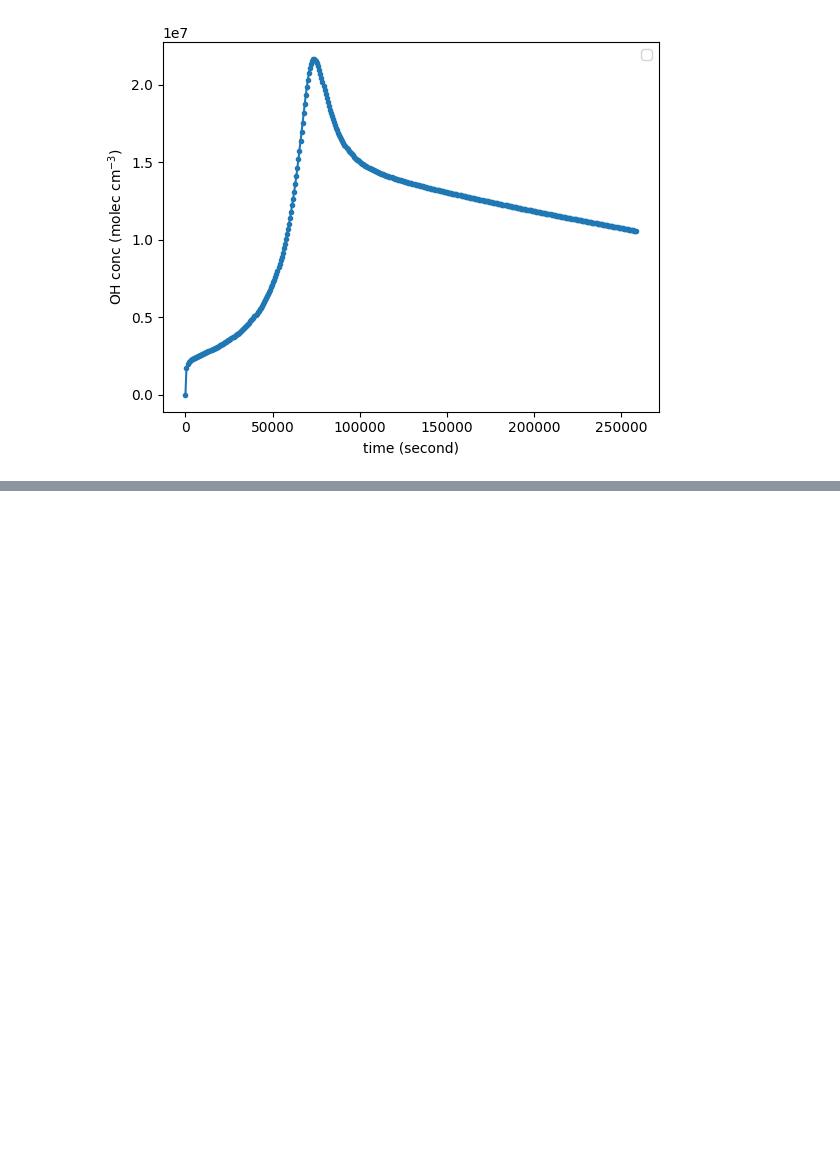
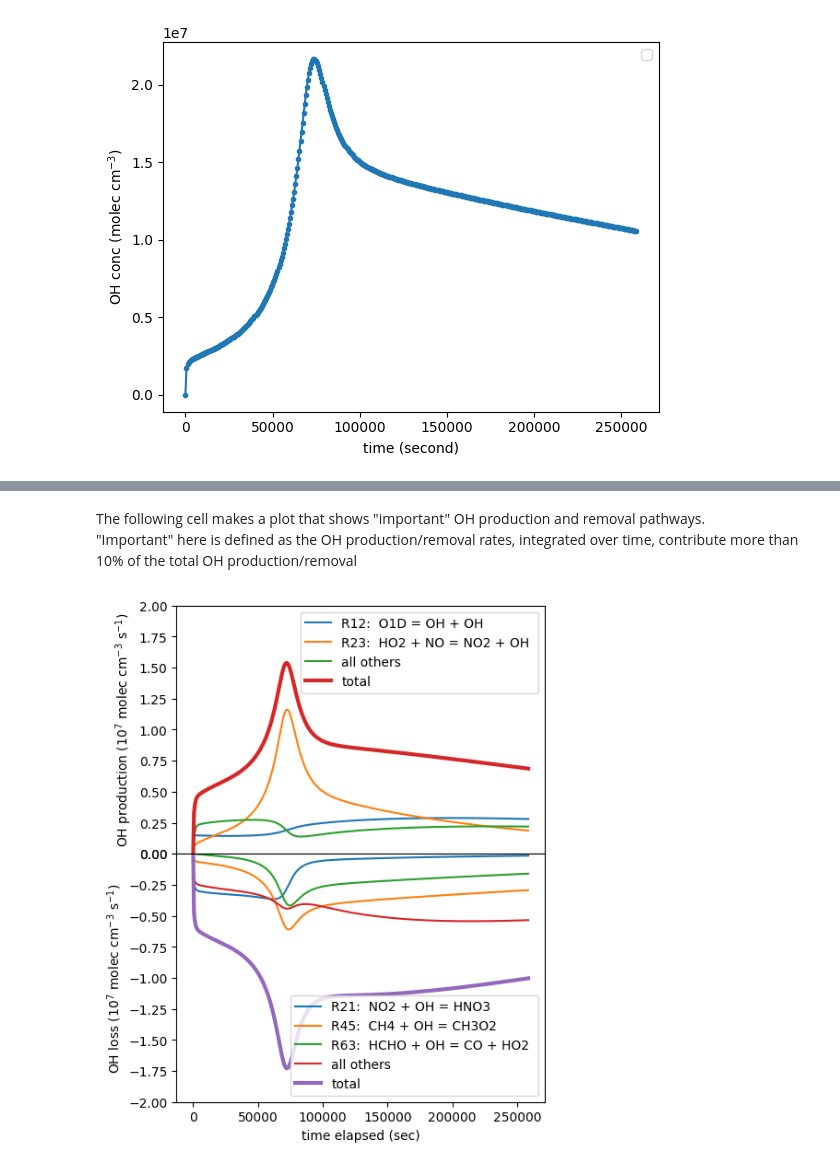
Before and after one commit to drpeppurr/yamcha, a Jupyter notebook: tutorial/YAMCHA_tutorial_ch2.ipynb, the cells around one changed output, grey strips where cells are left out. Cells and saved outputs as stored; diff of their text form; code cells hidden in the pictures; blank space fills up the shorter version.

```diff
--- a/tutorial/YAMCHA_tutorial_ch2.ipynb
+++ b/tutorial/YAMCHA_tutorial_ch2.ipynb
@@ -737,0 +763,59 @@ plt.legend()
+# %% [markdown]
+The following cell makes a plot that shows "important" OH production and removal pathways.<br>
+"Important" here is defined as the OH production/removal rates, integrated over time, contribute more than 10% of the total OH production/removal<br>
+# %%
+# --- get the lists of all the OH production/loss
+OH_prod_list = ['R12','R17','R23','R26','R37','R41','R42','R59','R60']
+OH_loss_list = ['R13','R14','R15','R16','R18','R20','R21','R22','R25','R27','R28','R30','R45','R56','R58','R59','R63','R67',]
+
+# --- calculate the toal OH production rate
+total_OH_prod = np.zeros(len(tout_s))
+for r in OH_prod_list: total_OH_prod = total_OH_prod + reaction_rates[r]
+
+# --- calculate the toal OH loss rate
+total_OH_loss = np.zeros(len(tout_s))
+for r in OH_loss_list: total_OH_loss = total_OH_loss + reaction_rates[r]
+
+fig, axs = plt.subplots(nrows=2,ncols=1,figsize=(5,7))
+
+# --- select important OH production pathways
+cutoff_frac = 0.1                # contributions larger than this is considered as being important
+plotting_scaling_factor = 1e-7
+others_OH_prod = np.zeros(len(tout_s))
+for r in OH_prod_list:
+    # --- integrate the rates
+    integ_total_OH_prod = cumulative_trapezoid(y=total_OH_prod,x=tout_s)[-1]
+    integ_OH_prod = cumulative_trapezoid(y=reaction_rates[r],x=tout_s)[-1]
+    if (integ_OH_prod/integ_total_OH_prod)>=cutoff_frac:  # plot the pathways with contributions larger than the threshhold
+        axs[0].plot(tout_s,plotting_scaling_factor*reaction_rates[r],label=r+': '+in_ChemMech.T['reaction'][r])
+    else:                                                 # all the rest go to "others"
+        others_OH_prod = others_OH_prod + reaction_rates[r]
+
+# --- select important OH loss pathways
+others_OH_loss = np.zeros(len(tout_s))
+for r in OH_loss_list:
+    # --- integrate the rates
+    integ_total_OH_loss = cumulative_trapezoid(y=total_OH_loss,x=tout_s)[-1]
+    integ_OH_loss = cumulative_trapezoid(y=reaction_rates[r],x=tout_s)[-1]
+    if (integ_OH_loss/integ_total_OH_loss)>=cutoff_frac:  # plot the pathways with contributions larger than the threshhold
+        axs[1].plot(tout_s,-1*plotting_scaling_factor*reaction_rates[r],label=r+': '+in_ChemMech.T['reaction'][r])
+    else:                                                 # all the rest go to "others"
+        others_OH_loss = others_OH_loss + reaction_rates[r]
+
+# --- add total and "all others"
+axs[0].plot(tout_s,plotting_scaling_factor*others_OH_prod,label='all others')
+axs[1].plot(tout_s,-1*plotting_scaling_factor*others_OH_loss,label='all others')
+axs[0].plot(tout_s,plotting_scaling_factor*total_OH_prod,lw=3,label='total')
+axs[1].plot(tout_s,-1*plotting_scaling_factor*total_OH_loss,lw=3,label='total')
+
+axs[0].axes.xaxis.set_ticklabels([])
+axs[0].set_ylim([0,2])
+axs[1].set_ylim([-2,0])
+axs[0].legend()
+axs[1].legend()
+axs[0].set_ylabel(r'OH production ('+'10$^%d$ ' % (-1*np.log10(plotting_scaling_factor))+'molec cm$^{-3}$ s$^{-1}$)')
+axs[1].set_ylabel(r'OH loss ('+'10$^%d$ ' % (-1*np.log10(plotting_scaling_factor))+'molec cm$^{-3}$ s$^{-1}$)')
+axs[1].set_xlabel('time elapsed (sec)')
+plt.subplots_adjust(top=0.92, bottom=0.15, left=0.15, right=0.95, hspace=0, wspace=0.3)
+# %% [output]
+[figure, added]
```
Also changed, not shown: parts of 5 cells of this notebook.
